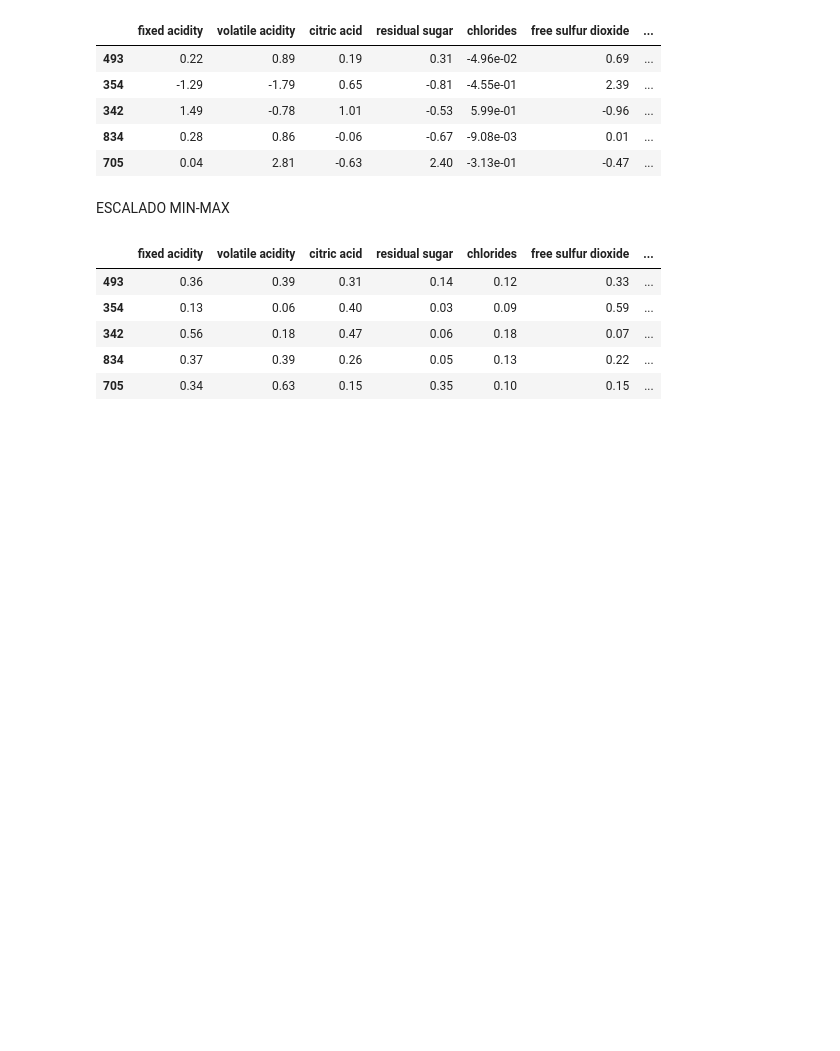
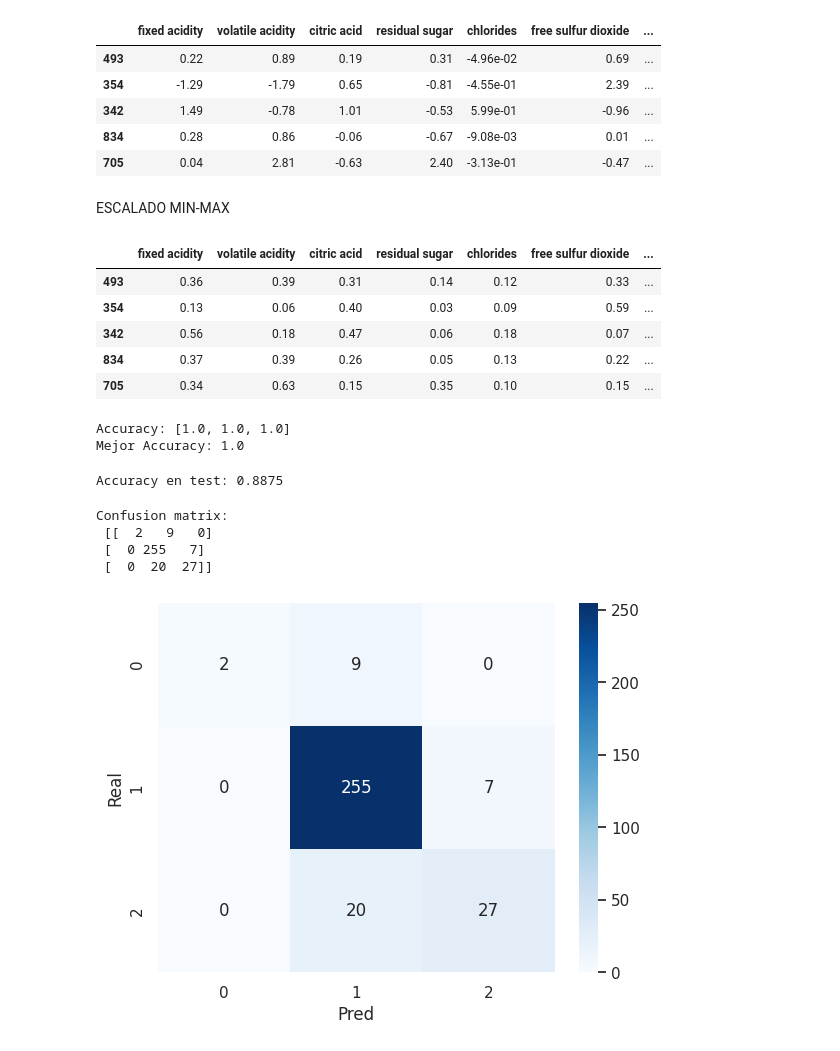
Before and after one commit to 4GeeksAcademy/ginappedrosa-ML-knn-wine_quality, a Jupyter notebook: src/explore.ipynb, the cells around one changed output. Saved outputs shown, nothing was run; the diff lists cells and outputs as text; code cells hidden in the pictures; blank space fills up the shorter version.

```diff
--- a/src/explore.ipynb
+++ b/src/explore.ipynb
@@ -244,0 +241,57 @@ from sklearn.metrics import confusion_matrix, classification_report
+# %%
+from sklearn.neighbors import KNeighborsClassifier
+from sklearn.metrics import accuracy_score
+
+accuracy_results = []
+
+for dataset in [
+    X_train,
+    X_train_norm,
+    X_train_scal,
+]:
+    model = KNeighborsClassifier(
+        n_neighbors=5,
+        metric='euclidean',
+        weights='distance',
+)
+    model.fit(dataset, y_train)
+    y_pred = model.predict(dataset)
+    accuracy = accuracy_score(y_train, y_pred)
+    accuracy_results.append(accuracy_score(y_train, y_pred))
+
+print("Accuracy:", accuracy_results)
+print("Mejor Accuracy:", max(accuracy_results))
+# %% [output]
+Accuracy: [1.0, 1.0, 1.0]
+Mejor Accuracy: 1.0
+# %%
+model = KNeighborsClassifier(
+        n_neighbors=5,
+        metric='euclidean',
+        weights='distance',
+)
+model.fit(X_train, y_train)
+y_pred_test = model.predict(X_test)
+
+accuracy = accuracy_score(y_test, y_pred_test)
+print("Accuracy en test:", accuracy)
+# %% [output]
+Accuracy en test: 0.8875
+# %%
+from sklearn.metrics import confusion_matrix, classification_report
+import matplotlib.pyplot as plt
+
+cm = confusion_matrix(y_test, y_pred_test)
+print("Confusion matrix:\n", cm)
+sns.heatmap(cm, annot=True, fmt="d", cmap="Blues",
+            xticklabels=[0,1,2],
+            yticklabels=[0,1,2])
+plt.xlabel("Pred")
+plt.ylabel("Real")
+plt.show()
+# %% [output]
+Confusion matrix:
+ [[  2   9   0]
+ [  0 255   7]
+ [  0  20  27]]
+[figure, added]
```
Also changed, not shown: parts of 3 cells of this notebook, 8 other files.
